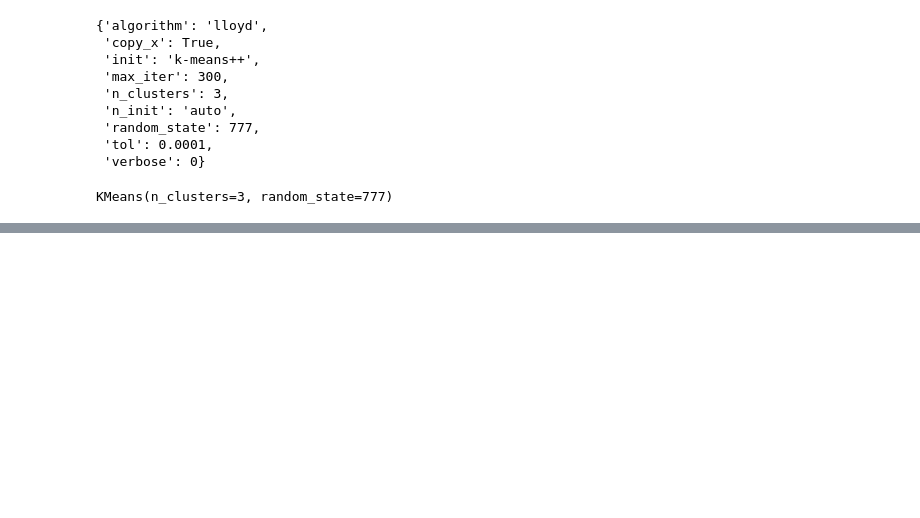
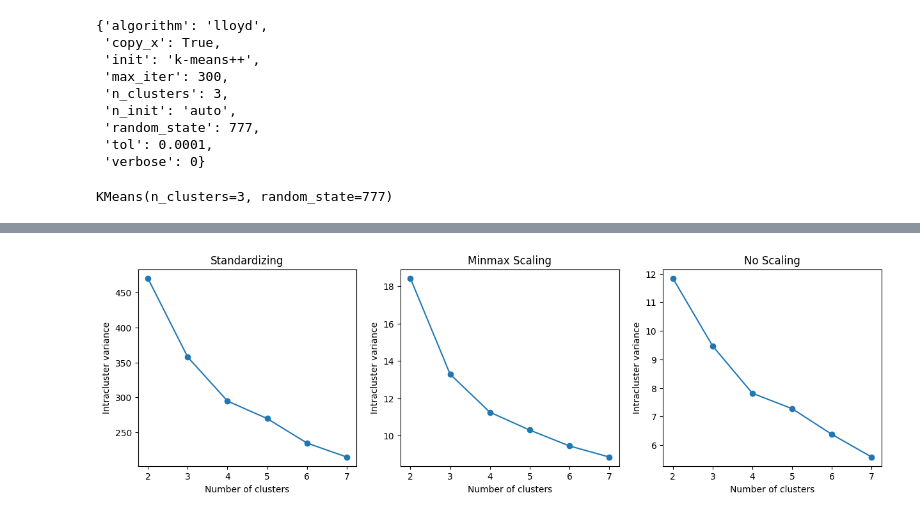
Before and after one commit to Ajb2307/DSPS_ABaldelli, a Jupyter notebook: HW7/HW7.ipynb, the cells around one changed output, grey strips where cells are left out. Cells and saved outputs as stored; diff of their text form; code cells hidden in the pictures; blank space fills up the shorter version.

```diff
--- a/HW7/HW7.ipynb
+++ b/HW7/HW7.ipynb
@@ -344,0 +353,20 @@ Text(0.5, 1.0, 'Clustered Happiness Score')
+# %%
+def plot_intravariance_vs_clusters(df, max_clusters, ax):
+  icvs = []
+  for i in range(2, max_clusters+1):
+    km = cluster.KMeans(n_clusters = i, random_state=777).fit(df)
+    icvs.append(km.inertia_)
+  ax.plot(range(2,max_clusters+1), icvs, marker = "o")
+  ax.set_xlabel("Number of clusters")
+  ax.set_ylabel("Intracluster variance")
+# %%
+fig, (ax1, ax2, ax3) = plt.subplots(ncols = 3, figsize = (15,4))
+plot_intravariance_vs_clusters(report_standard[km_features],7,ax1)
+plot_intravariance_vs_clusters(report_minmax[km_features],7,ax2)
+plot_intravariance_vs_clusters(report[km_features],7,ax3)
+ax1.set_title("Standardizing")
+ax2.set_title("Minmax Scaling")
+ax3.set_title("No Scaling")
+plt.show()
+# %% [output]
+[figure, added]
```
Also changed, not shown: parts of 10 cells of this notebook.
